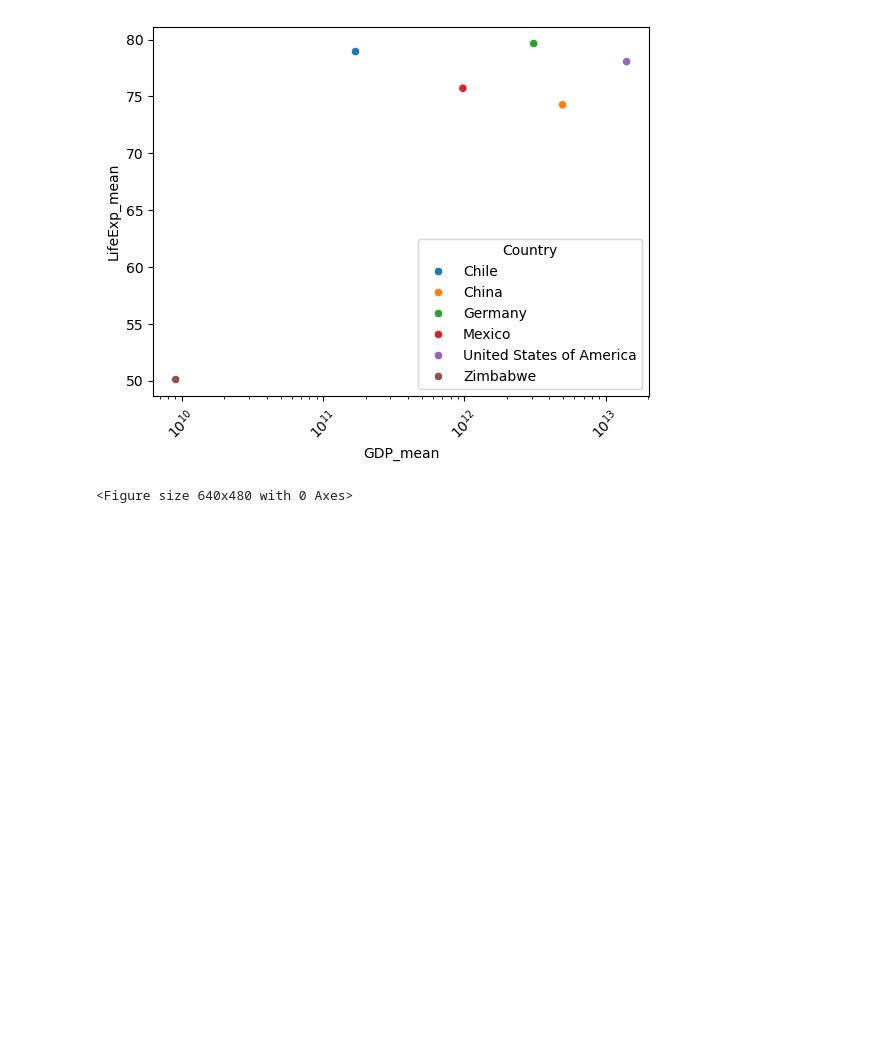
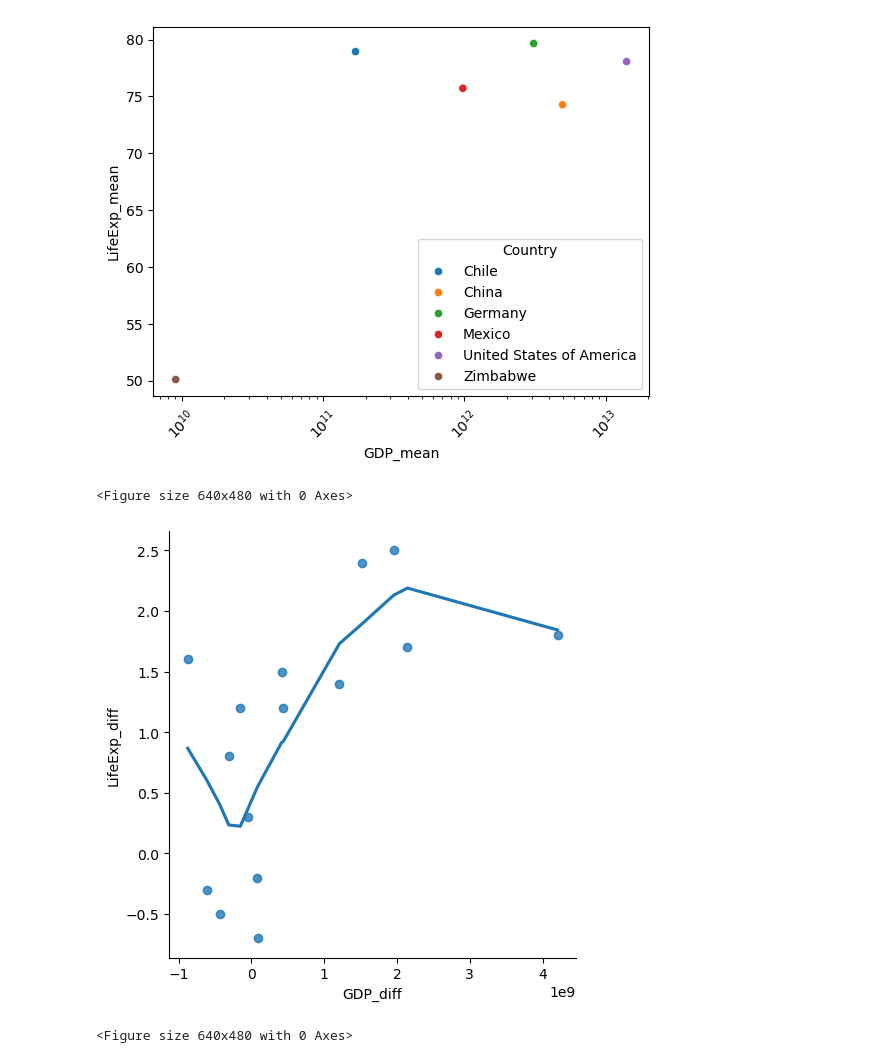
Before and after one commit to whatwoulddavegrohldo/Life-Expectancy-GDP, a Jupyter notebook: life_expectancy_gdp.ipynb, the cells around one changed output. Drawn from its saved outputs; the diff is of its cells as text; code cells hidden in the pictures; blank space fills up the shorter version.

```diff
--- a/life_expectancy_gdp.ipynb
+++ b/life_expectancy_gdp.ipynb
@@ -148,6 +148,21 @@ Name: GDP, dtype: float64
 [figure]
 <Figure size 640x480 with 0 Axes>
 # %%
-# This graph shows that while GDP and life expectancy tend to move together at a broad level, the mean values per country show weak direct correlation. Countries with largely different GDPs share similar life expectancies past a threashold, implying diminishing returns on health outcomes for higher income levels.
+# This graph shows that while GDP and life expectancy tend to move together at a broad level, the mean values per country show weak direct correlation.
+# Countries with largely different GDPs share similar life expectancies past a threashold, implying diminishing returns on health outcomes for higher income levels.
 
-# Year appears more consistently correlated with life expectancy than GDP does, suggesting that temporal factors have greater explanatory power than GDP alone. GDP co-varies with time and modernization effects.
+# Year appears more consistently correlated with life expectancy than GDP does, suggesting that temporal factors have greater explanatory power than GDP alone.
+# GDP co-varies with time and modernization effects.
+# Zimbabwe is different and suggests there is a cut-off point of diminishing returns with GDP and life expectancy.
+# Let's look at it's rate of change isolated
+sns.lmplot(
+    x='GDP_diff',
+    y='LifeExp_diff',
+    data=df[df.Country == 'Zimbabwe'],
+    lowess=True,
+)
+plt.show()
+plt.clf()
+# %% [output]
+[figure, added]
+<Figure size 640x480 with 0 Axes>
```
Also changed, not shown: parts of 1 cell of this notebook.
